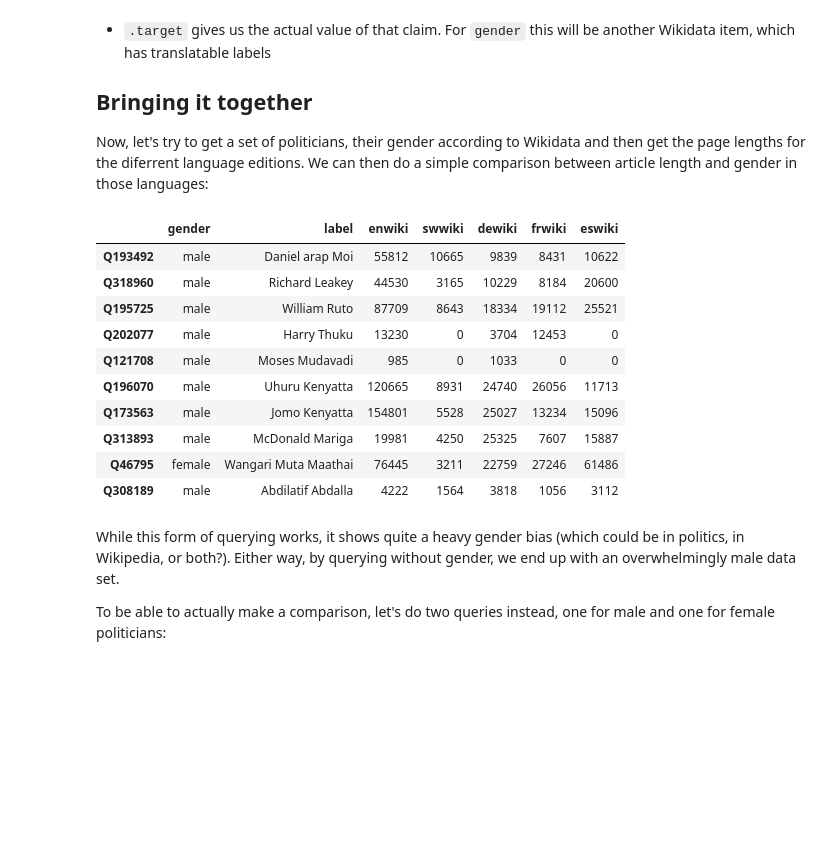
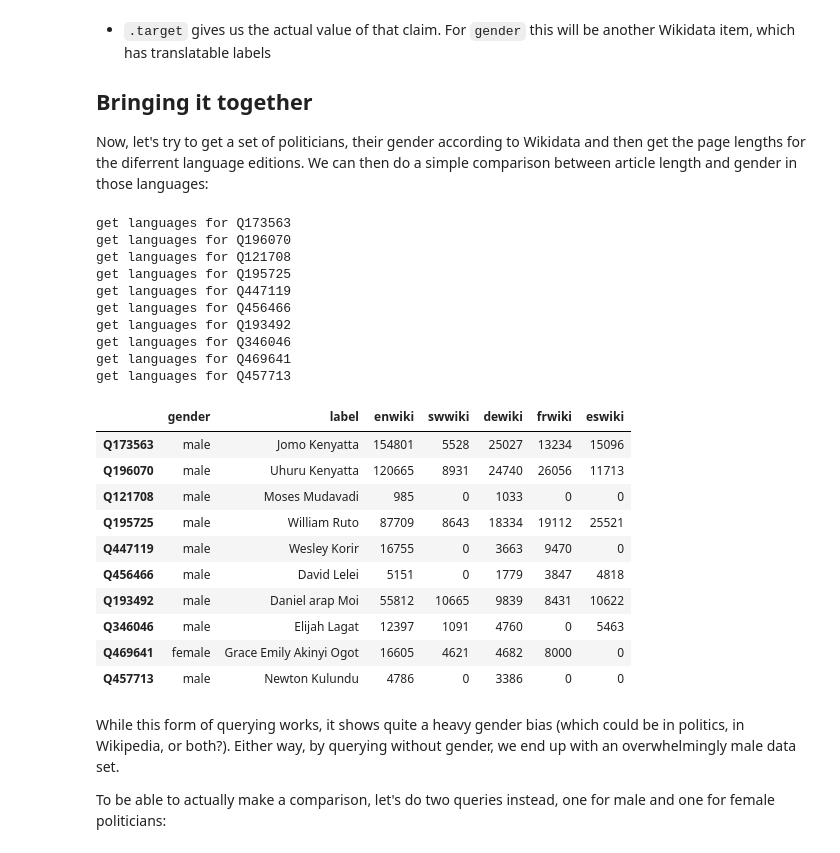
Before and after one commit to citizensandtech/sicss-wikipedia, a Jupyter notebook: 03-wikidata.ipynb, the cells around one changed output. Drawn from its saved outputs; the diff is of its cells as text; code cells hidden in the pictures; blank space fills up the shorter version.

```diff
--- a/03-wikidata.ipynb
+++ b/03-wikidata.ipynb
@@ -379,19 +386,30 @@ def run_query(QUERY):
                 politician_data[qid][language] = 0
     return politician_data
 # %%
-combined_politician_data = pd.DataFrame(politician_data).T
+politician_data = run_query(QUERY)
+pd.DataFrame(politician_data).T
 # %% [output]
+get languages for Q173563
+get languages for Q196070
+get languages for Q121708
+get languages for Q195725
+get languages for Q447119
+get languages for Q456466
+get languages for Q193492
+get languages for Q346046
+get languages for Q469641
+get languages for Q457713
 |  | gender | label | enwiki | swwiki | dewiki | frwiki | eswiki |
+| Q173563 | male | Jomo Kenyatta | 154801 | 5528 | 25027 | 13234 | 15096 |
+| Q196070 | male | Uhuru Kenyatta | 120665 | 8931 | 24740 | 26056 | 11713 |
+| Q121708 | male | Moses Mudavadi | 985 | 0 | 1033 | 0 | 0 |
+| Q195725 | male | William Ruto | 87709 | 8643 | 18334 | 19112 | 25521 |
+| Q447119 | male | Wesley Korir | 16755 | 0 | 3663 | 9470 | 0 |
+| Q456466 | male | David Lelei | 5151 | 0 | 1779 | 3847 | 4818 |
 | Q193492 | male | Daniel arap Moi | 55812 | 10665 | 9839 | 8431 | 10622 |
-| Q318960 | male | Richard Leakey | 44530 | 3165 | 10229 | 8184 | 20600 |
-| Q195725 | male | William Ruto | 87709 | 8643 | 18334 | 19112 | 25521 |
-| Q202077 | male | Harry Thuku | 13230 | 0 | 3704 | 12453 | 0 |
-| Q121708 | male | Moses Mudavadi | 985 | 0 | 1033 | 0 | 0 |
-| Q196070 | male | Uhuru Kenyatta | 120665 | 8931 | 24740 | 26056 | 11713 |
-| Q173563 | male | Jomo Kenyatta | 154801 | 5528 | 25027 | 13234 | 15096 |
-| Q313893 | male | McDonald Mariga | 19981 | 4250 | 25325 | 7607 | 15887 |
-| Q46795 | female | Wangari Muta Maathai | 76445 | 3211 | 22759 | 27246 | 61486 |
-| Q308189 | male | Abdilatif Abdalla | 4222 | 1564 | 3818 | 1056 | 3112 |
+| Q346046 | male | Elijah Lagat | 12397 | 1091 | 4760 | 0 | 5463 |
+| Q469641 | female | Grace Emily Akinyi Ogot | 16605 | 4621 | 4682 | 8000 | 0 |
+| Q457713 | male | Newton Kulundu | 4786 | 0 | 3386 | 0 | 0 |
 # %% [markdown]
 While this form of querying works, it shows quite a heavy gender bias (which could be in politics, in Wikipedia, or both?). Either way, by querying without gender, we end up with an overwhelmingly male data set.
 
```
Also changed, not shown: parts of 9 cells of this notebook.
